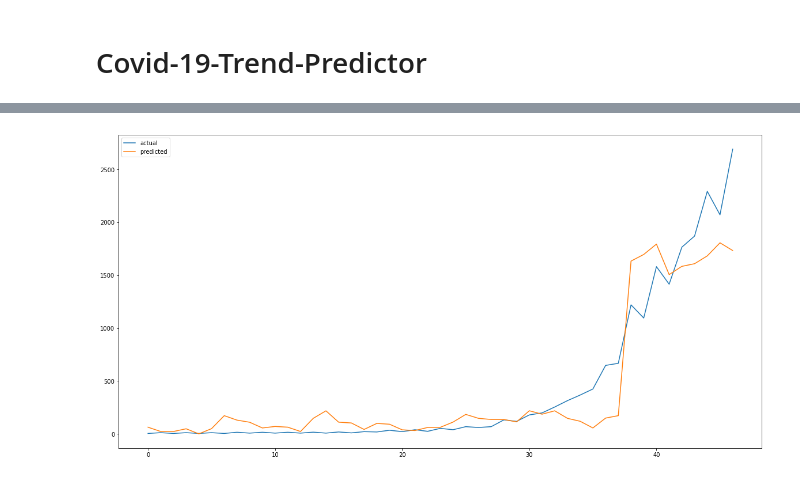
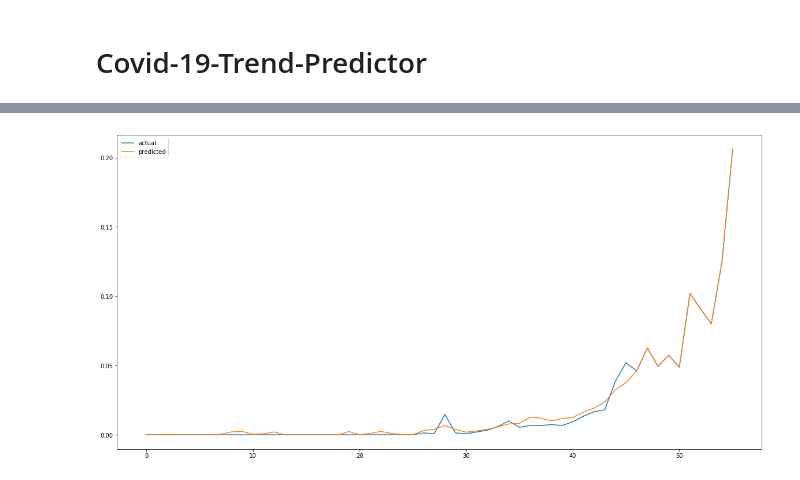
Before and after one commit to abdulsmapara/Covid-19-Trend-Predictor, a Jupyter notebook: src/covid-19-trend-predictor.ipynb, the cells around one changed output, grey strips where cells are left out. Cells and saved outputs as stored; diff of their text form; code cells hidden in the pictures.

```diff
--- a/src/covid-19-trend-predictor.ipynb
+++ b/src/covid-19-trend-predictor.ipynb
@@ -42,7 +40,6 @@ for ind in df['Index']:
     df.at[index,'Lockdown'] = scaled_data[index][1]
     df.at[index,'Min_Temp'] = (df.at[index,'Min_Temp'] - temp_num)/ temp_deno
     df.at[index,'Max_Temp'] = (df.at[index,'Max_Temp'] - temp_num)/ temp_deno
-#     df.at[index,'Num_Cases'] = scaled_data[index][4]
 df = df.set_index("Date")
 df_final = []
 df_final.append(df[df.Location=='Australia'].reset_index(drop=True))
@@ -56,11 +53,12 @@ for df_temp in df_final:
     for ind in df_temp['Index']:
         df_temp.at[i,'Index'] = i
         i+=1
-    for ind in df_temp['Index']:
+    for ind in reversed(df_temp['Index']):
         i = int(ind)
-        if ind != 0:
+        if i != 0:
             df_temp.at[i,'Num_Cases'] -= df_temp.at[i-1,'Num_Cases']
-df_final[2]
+    df_temp['Num_Cases'] /= 1500
+df_final[1]
 # %% [output]
 Min Population_Density    9.0
 Lockdown              0.0
@@ -134,11 +92,0 @@ dtype: float64
-# %%
-days = []
-cases = []
-i = 0
-for loc, num_cases in zip(df_final[0]['Location'],df_final[0]['Num_Cases']):
-    days.append(i)
-    cases.append(num_cases)
-    i += 1
-plt.ylabel("Number of cases")
-plt.xlabel("Days")
-plt.plot(days, cases)
@@ -281,18 +256,37 @@ from sklearn.metrics import mean_squared_error
 from sklearn.metrics import classification_report, confusion_matrix, accuracy_score
 from pandas import DataFrame
 
+def is_correct(value1, value2):
+    correctness = False
+    if value1 == value2:
+        correctness = True
+    elif abs(value1 - value2) <= 5:
+        correctness = True
+    elif value2 != 0 and value1/value2 <= 1.5 and value1/value2 >= (5/8):
+        correctness = True
+    return correctness
+
 y_pred = model.predict(test_X, batch_size=batch_size)
 i = 0
 
 comparision_data = DataFrame()
-
+correct = 0
+total = 0
 for x,y,actual in zip(test_X, y_pred,test_y):
     comparision_data.at[i,'Day']=i
+    if y[0] < 0.0:
+        y[0] = 0.0
+    comparision_data.at[i,'Predicted'] = round(y[0]*1500)
+    comparision_data.at[i,'Actual'] = (actual*1500)
+    comparision_data.at[i,'State'] = 'Incorrect'
+    if  is_correct(comparision_data.at[i,'Predicted'], comparision_data.at[i,'Actual']):
+        correct+=1
+        comparision_data.at[i,'State'] = 'Correct'
+    total+=1
+    i+=1
 
-    comparision_data.at[i,'Predicted'] = y[0]
-    comparision_data.at[i,'Actual'] = actual
-    i+=1
 print(comparision_data)
+print(correct/total)
 plt.figure(figsize=(20,10))
 #plt.plot(scaler.inverse_transform(scaled))
 plt.plot(test_y,label='actual')
@@ -320 +314 @@ plt.show()
-[figure, old version]
+[figure, new version]
```
Also changed, not shown: parts of 11 cells of this notebook, 2 other files.
